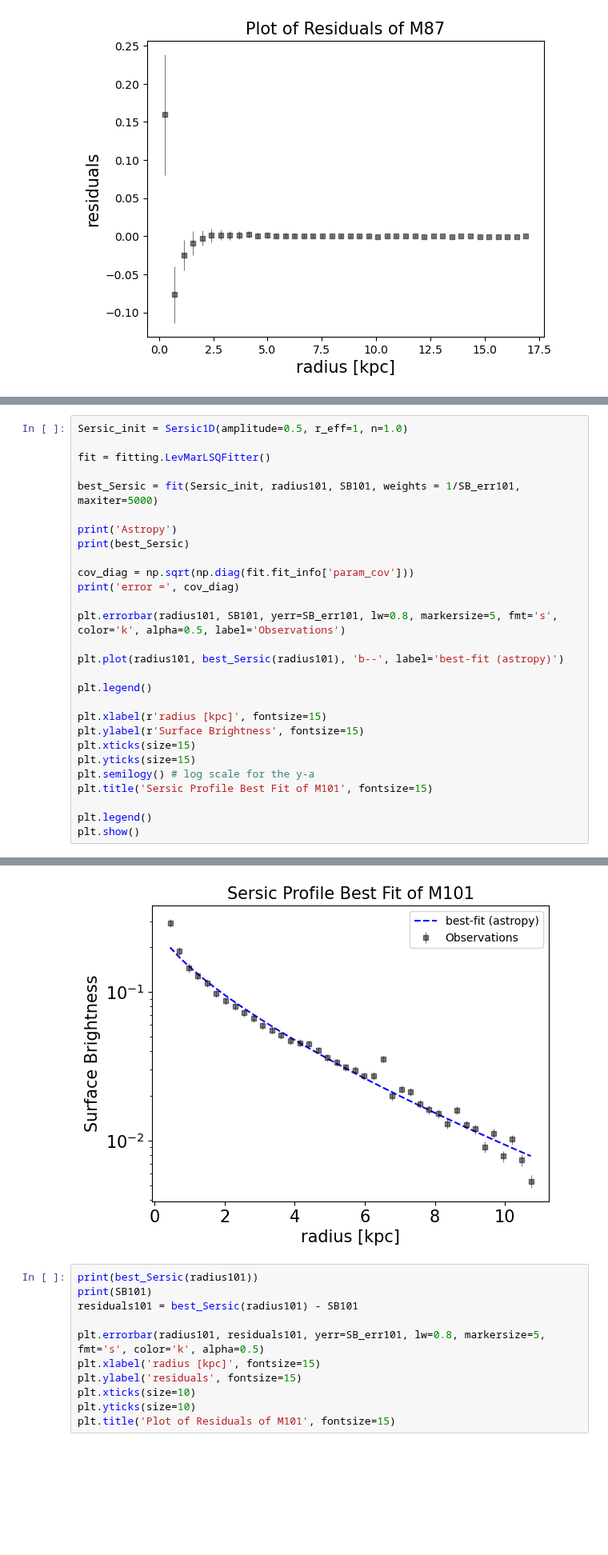
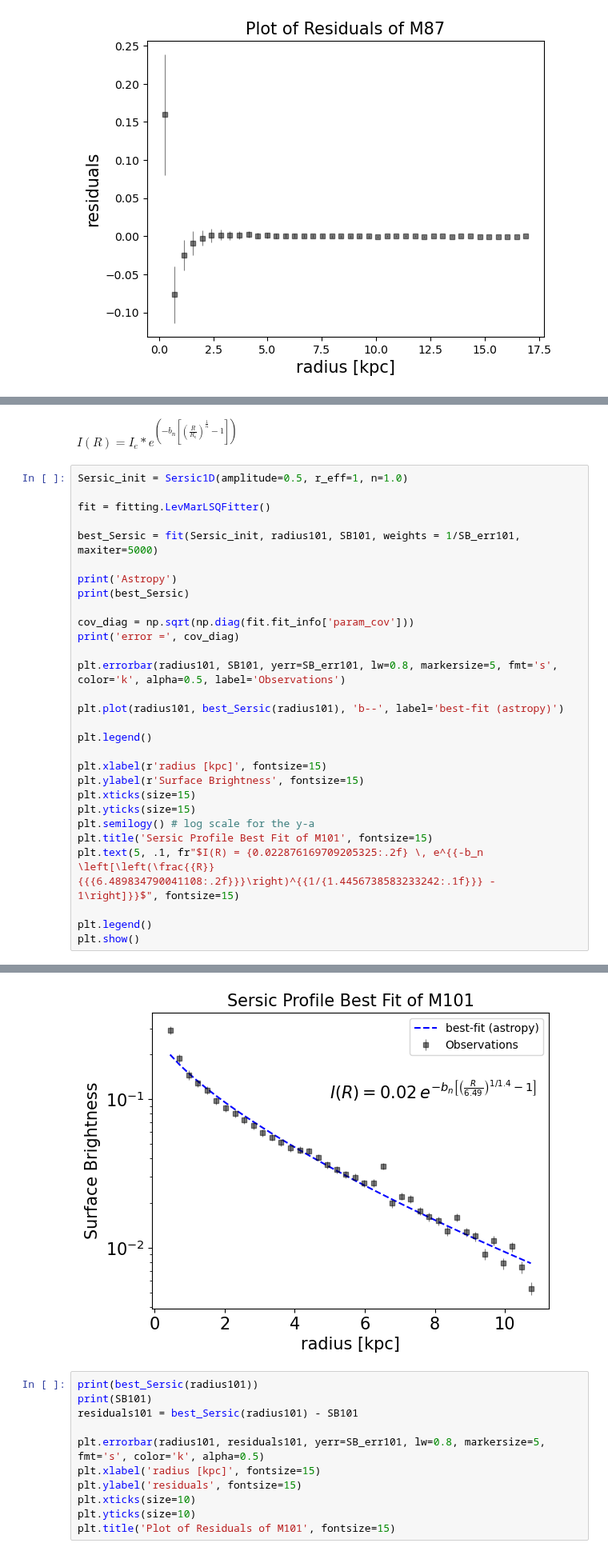
Before and after one commit to Chartman25/UnigeMasters, a Jupyter notebook: Astrophysics_and_Data_Analysis/Galaxy_fitting.ipynb, the cells around one changed output, grey strips where cells are left out. Shown at 80% size. Cells and saved outputs as stored; diff of their text form; blank space fills up the shorter version.

```diff
--- a/Astrophysics_and_Data_Analysis/Galaxy_fitting.ipynb
+++ b/Astrophysics_and_Data_Analysis/Galaxy_fitting.ipynb
@@ -122,3 +123,5 @@ plt.show()
+# %% [markdown]
+$I(R) = I_{e}*e^{(-b_{n}[(\frac{R}{R_{e}})^{\frac{1}{n}}-1])}$
 # %%
 Sersic_init = Sersic1D(amplitude=0.5, r_eff=1, n=1.0)
 
@@ -131,34 +134,35 @@ print(best_Sersic)
 
 cov_diag = np.sqrt(np.diag(fit.fit_info['param_cov']))
 print('error =', cov_diag)
 
 plt.errorbar(radius101, SB101, yerr=SB_err101, lw=0.8, markersize=5, fmt='s', color='k', alpha=0.5, label='Observations')
 
 plt.plot(radius101, best_Sersic(radius101), 'b--', label='best-fit (astropy)')
 
 plt.legend()
 
 plt.xlabel(r'radius [kpc]', fontsize=15)
 plt.ylabel(r'Surface Brightness', fontsize=15)
 plt.xticks(size=15)
 plt.yticks(size=15)
 plt.semilogy() # log scale for the y-a
 plt.title('Sersic Profile Best Fit of M101', fontsize=15)
+plt.text(5, .1, fr"$I(R) = {0.022876169709205325:.2f} \, e^{{-b_n \left[\left(\frac{{R}}{{{6.489834790041108:.2f}}}\right)^{{1/{1.4456738583233242:.1f}}} - 1\right]}}$", fontsize=15)
 
 plt.legend()
 plt.show()
 # %% [output]
 Astropy
 Model: Sersic1D
 Inputs: ('x',)
 Outputs: ('y',)
 Model set size: 1
 Parameters:
          amplitude             r_eff               n
     -------------------- ----------------- ------------------
     0.022876169709205325 6.489834790041108 1.4456738583233242
 error = [0.00138462 0.21006849 0.07196854]
-[figure, old version]
+[figure, new version]
 # %%
 print(best_Sersic(radius101))
 print(SB101)
```
Also changed, not shown: parts of 5 cells of this notebook, 2 other files.
